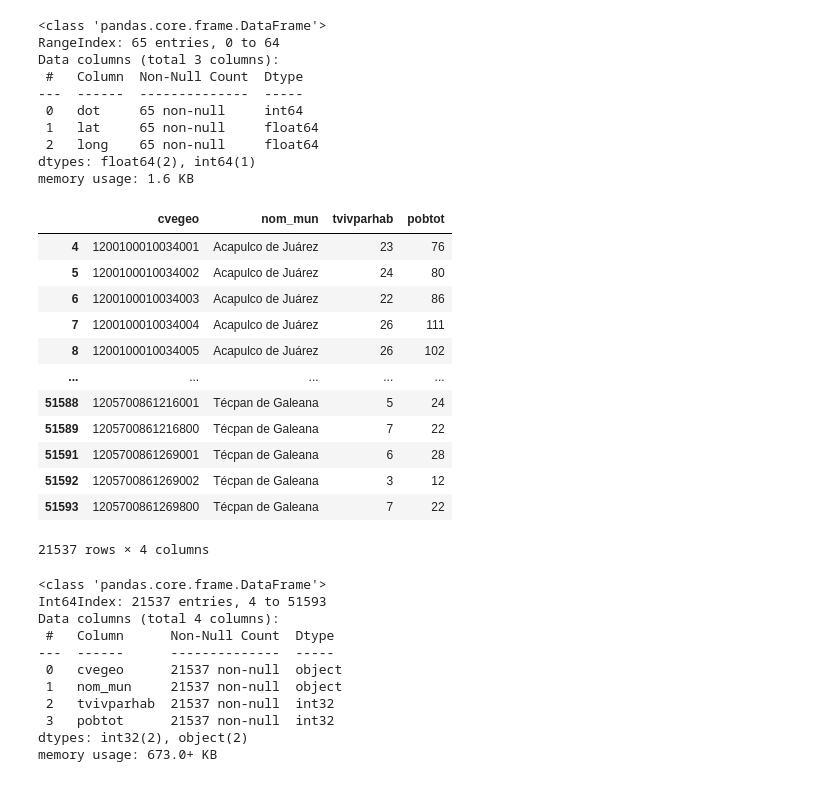
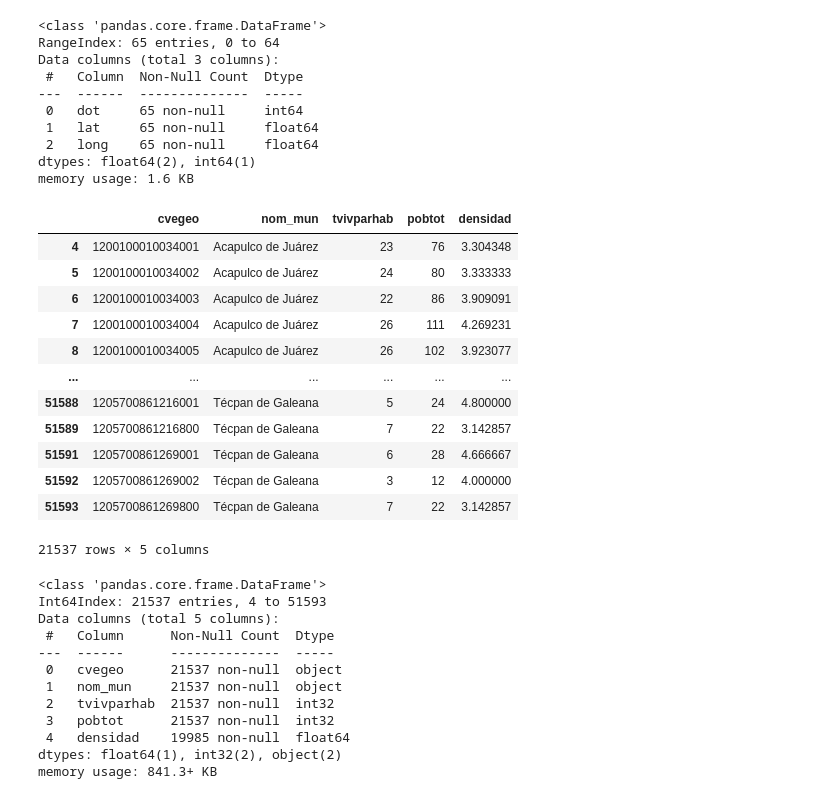
Before and after one commit to labdatos-se/economia, a Jupyter notebook: mapa_gro/mapa_gro.ipynb, the cells around one changed output. Cells and saved outputs as stored; diff of their text form; code cells hidden in the pictures.

```diff
--- a/mapa_gro/mapa_gro.ipynb
+++ b/mapa_gro/mapa_gro.ipynb
@@ -95,60 +95,63 @@ memory usage: 1.6 KB
 # %%
 #Leer datos de población y vivienda
 pobviv=pd.read_csv("manzanas/RESAGEBURB_12CSV20.csv",encoding="utf-8")
 pobviv.columns=[i.lower() for i in pobviv.columns]
 #Filtrar municipios 1, 3, 11, 14, 21, 30, 38, 48, 53, 54, 57
 pobviv=pobviv[pobviv["mun"].isin([1,3,11,14,21,30,38,48,53,54,57])]
 #Dropear ageb 0000
 pobviv=pobviv[pobviv["ageb"]!="0000"]
 #Dropear nom_loc=="Total AGEB urbana"
 pobviv=pobviv[pobviv["nom_loc"]!="Total AGEB urbana"]
 #Construir clave geoestadística a nivel manzana. 16 dígitos. Dos por entidad, tres por municipio, cuatro por localidad, tres por ageb, cuatro por manzana
 pobviv['cvegeo'] = pobviv['entidad'].astype(str).str.zfill(2) + pobviv['mun'].astype(str).str.zfill(3) + pobviv['loc'].astype(str).str.zfill(4) + pobviv['ageb'].astype(str).str.zfill(4) + pobviv['mza'].astype(str).str.zfill(3)#Añadir columna de largo
 pobviv["largo"]=pobviv["cvegeo"].apply(lambda x: len(x))
 #Dejar cvgeo y tvivparhab
 pobviv=pobviv[["cvegeo","nom_mun", "tvivparhab","pobtot"]]
 #Eliminar manzanas sin vivienda o con nan
 #Convertir * en nan
 pobviv["tvivparhab"]=pobviv["tvivparhab"].replace("*",None)
 pobviv["tvivparhab"]=pobviv["tvivparhab"].replace("N/D",None)
 pobviv=pobviv[pobviv["tvivparhab"]!=0]
 pobviv=pobviv[pobviv['tvivparhab'].notna()]
 #Convertir tvivparhab a int
 pobviv["tvivparhab"]=pobviv["tvivparhab"].astype(int)
 popviv=pobviv[pobviv["pobtot"]!=0]
 pobviv=pobviv[pobviv["pobtot"].notna()]
 #Convertir pobtot a int
 pobviv["pobtot"]=pobviv["pobtot"].astype(int)
+#Calcular densidad de población
+pobviv["densidad"]=pobviv["pobtot"]/pobviv["tvivparhab"]
 
 pobviv
 # %% [output]
-|  | cvegeo | nom_mun | tvivparhab | pobtot |
-| 4 | 1200100010034001 | Acapulco de Juárez | 23 | 76 |
-| 5 | 1200100010034002 | Acapulco de Juárez | 24 | 80 |
-| 6 | 1200100010034003 | Acapulco de Juárez | 22 | 86 |
-| 7 | 1200100010034004 | Acapulco de Juárez | 26 | 111 |
-| 8 | 1200100010034005 | Acapulco de Juárez | 26 | 102 |
-| ... | ... | ... | ... | ... |
-| 51588 | 1205700861216001 | Técpan de Galeana | 5 | 24 |
-| 51589 | 1205700861216800 | Técpan de Galeana | 7 | 22 |
-| 51591 | 1205700861269001 | Técpan de Galeana | 6 | 28 |
-| 51592 | 1205700861269002 | Técpan de Galeana | 3 | 12 |
-| 51593 | 1205700861269800 | Técpan de Galeana | 7 | 22 |
+|  | cvegeo | nom_mun | tvivparhab | pobtot | densidad |
+| 4 | 1200100010034001 | Acapulco de Juárez | 23 | 76 | 3.304348 |
+| 5 | 1200100010034002 | Acapulco de Juárez | 24 | 80 | 3.333333 |
+| 6 | 1200100010034003 | Acapulco de Juárez | 22 | 86 | 3.909091 |
+| 7 | 1200100010034004 | Acapulco de Juárez | 26 | 111 | 4.269231 |
+| 8 | 1200100010034005 | Acapulco de Juárez | 26 | 102 | 3.923077 |
+| ... | ... | ... | ... | ... | ... |
+| 51588 | 1205700861216001 | Técpan de Galeana | 5 | 24 | 4.800000 |
+| 51589 | 1205700861216800 | Técpan de Galeana | 7 | 22 | 3.142857 |
+| 51591 | 1205700861269001 | Técpan de Galeana | 6 | 28 | 4.666667 |
+| 51592 | 1205700861269002 | Técpan de Galeana | 3 | 12 | 4.000000 |
+| 51593 | 1205700861269800 | Técpan de Galeana | 7 | 22 | 3.142857 |
-21537 rows × 4 columns
+21537 rows × 5 columns
 # %%
 pobviv.info()
 # %% [output]
 <class 'pandas.core.frame.DataFrame'>
 Int64Index: 21537 entries, 4 to 51593
-Data columns (total 4 columns):
+Data columns (total 5 columns):
  #   Column      Non-Null Count  Dtype
 ---  ------      --------------  -----
  0   cvegeo      21537 non-null  object
  1   nom_mun     21537 non-null  object
  2   tvivparhab  21537 non-null  int32
  3   pobtot      21537 non-null  int32
-dtypes: int32(2), object(2)
-memory usage: 673.0+ KB
+ 4   densidad    19985 non-null  float64
+dtypes: float64(1), int32(2), object(2)
+memory usage: 841.3+ KB
 # %%
 #leer shape de manzanas
 manzanas=gpd.read_file("manzanas/conjunto_de_datos/12m.shp")
```
Also changed, not shown: parts of 2 cells of this notebook, 1 other file.
